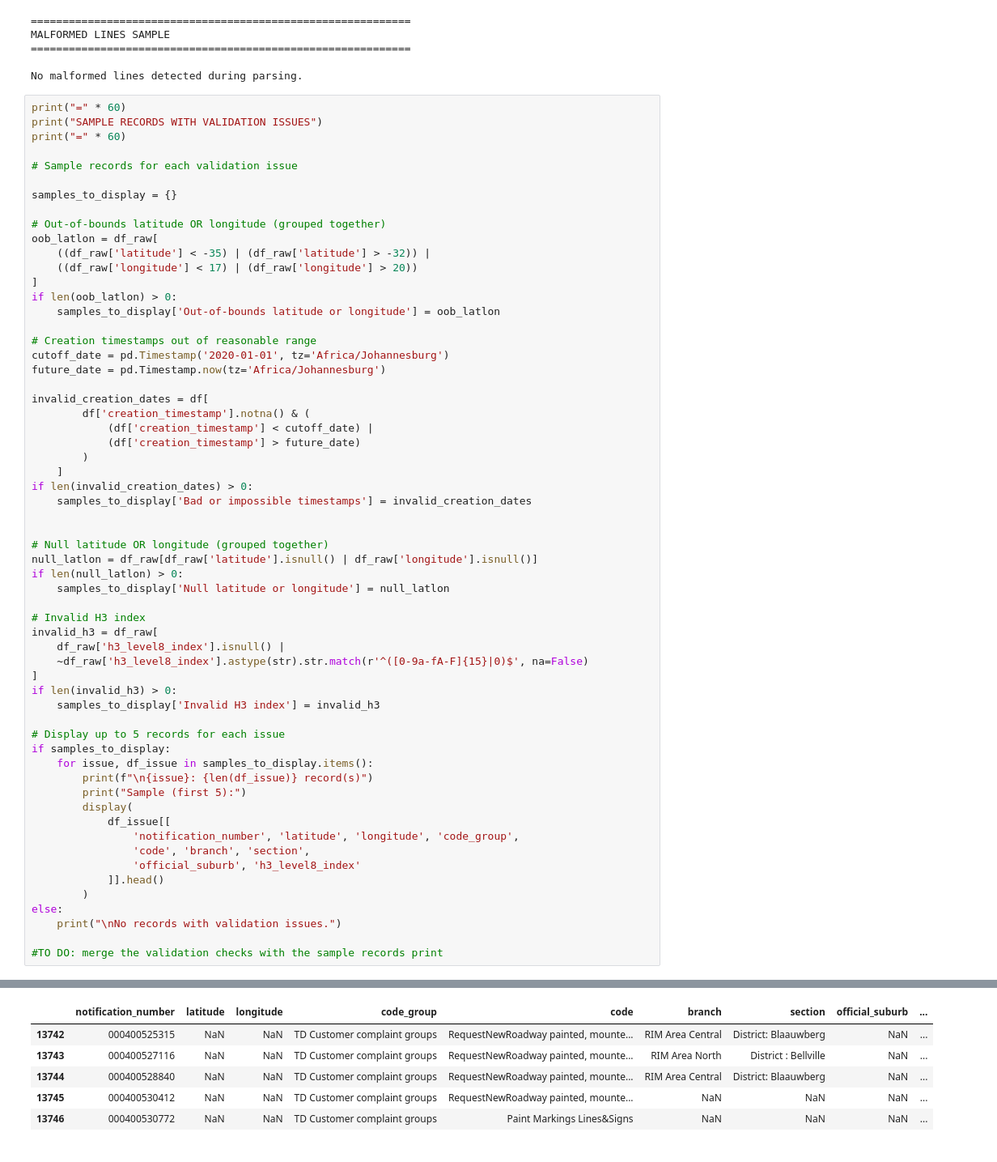
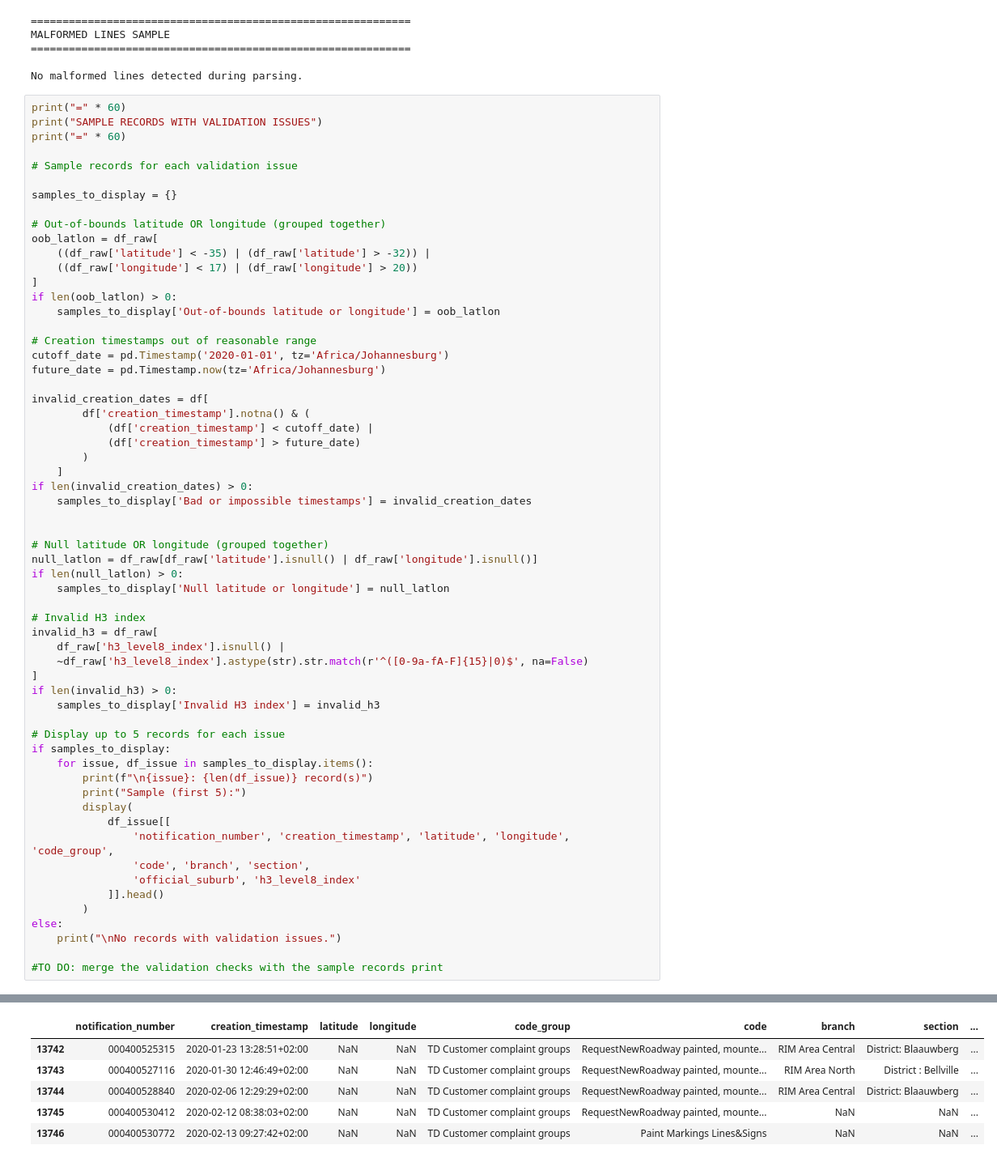
Before and after one commit to thedataferret/coct_ds_code_challenge, a Jupyter notebook: classification.ipynb, the cells around one changed output, grey strips where cells are left out. Shown at 81% size. Saved outputs shown, nothing was run; the diff lists cells and outputs as text.

```diff
--- a/classification.ipynb
+++ b/classification.ipynb
@@ -296,37 +296,37 @@ if len(null_latlon) > 0:
 # Invalid H3 index
 invalid_h3 = df_raw[
     df_raw['h3_level8_index'].isnull() |
     ~df_raw['h3_level8_index'].astype(str).str.match(r'^([0-9a-fA-F]{15}|0)$', na=False)
 ]
 if len(invalid_h3) > 0:
     samples_to_display['Invalid H3 index'] = invalid_h3
 
 # Display up to 5 records for each issue
 if samples_to_display:
     for issue, df_issue in samples_to_display.items():
         print(f"\n{issue}: {len(df_issue)} record(s)")
         print("Sample (first 5):")
         display(
             df_issue[[
-                'notification_number', 'latitude', 'longitude', 'code_group',
+                'notification_number', 'creation_timestamp', 'latitude', 'longitude', 'code_group',
                 'code', 'branch', 'section',
                 'official_suburb', 'h3_level8_index'
             ]].head()
         )
 else:
     print("\nNo records with validation issues.")
 
 #TO DO: merge the validation checks with the sample records print
 # %% [output]
 ============================================================
 SAMPLE RECORDS WITH VALIDATION ISSUES
 ============================================================
 
 Null latitude or longitude: 212364 record(s)
 Sample (first 5):
-|  | notification_number | latitude | longitude | code_group | code | branch | section | official_suburb | ... |
-| 13742 | 000400525315 | NaN | NaN | TD Customer complaint groups | RequestNewRoadway painted, mounte... | RIM Area Central | District: Blaauwberg | NaN | ... |
-| 13743 | 000400527116 | NaN | NaN | TD Customer complaint groups | RequestNewRoadway painted, mounte... | RIM Area North | District : Bellville | NaN | ... |
-| 13744 | 000400528840 | NaN | NaN | TD Customer complaint groups | RequestNewRoadway painted, mounte... | RIM Area Central | District: Blaauwberg | NaN | ... |
-| 13745 | 000400530412 | NaN | NaN | TD Customer complaint groups | RequestNewRoadway painted, mounte... | NaN | NaN | NaN | ... |
-| 13746 | 000400530772 | NaN | NaN | TD Customer complaint groups | Paint Markings Lines&Signs | NaN | NaN | NaN | ... |
+|  | notification_number | creation_timestamp | latitude | longitude | code_group | code | branch | section | ... |
+| 13742 | 000400525315 | 2020-01-23 13:28:51+02:00 | NaN | NaN | TD Customer complaint groups | RequestNewRoadway painted, mounte... | RIM Area Central | District: Blaauwberg | ... |
+| 13743 | 000400527116 | 2020-01-30 12:46:49+02:00 | NaN | NaN | TD Customer complaint groups | RequestNewRoadway painted, mounte... | RIM Area North | District : Bellville | ... |
+| 13744 | 000400528840 | 2020-02-06 12:29:29+02:00 | NaN | NaN | TD Customer complaint groups | RequestNewRoadway painted, mounte... | RIM Area Central | District: Blaauwberg | ... |
+| 13745 | 000400530412 | 2020-02-12 08:38:03+02:00 | NaN | NaN | TD Customer complaint groups | RequestNewRoadway painted, mounte... | NaN | NaN | ... |
+| 13746 | 000400530772 | 2020-02-13 09:27:42+02:00 | NaN | NaN | TD Customer complaint groups | Paint Markings Lines&Signs | NaN | NaN | ... |
```
Also changed, not shown: parts of 8 cells of this notebook, 1 other file.
